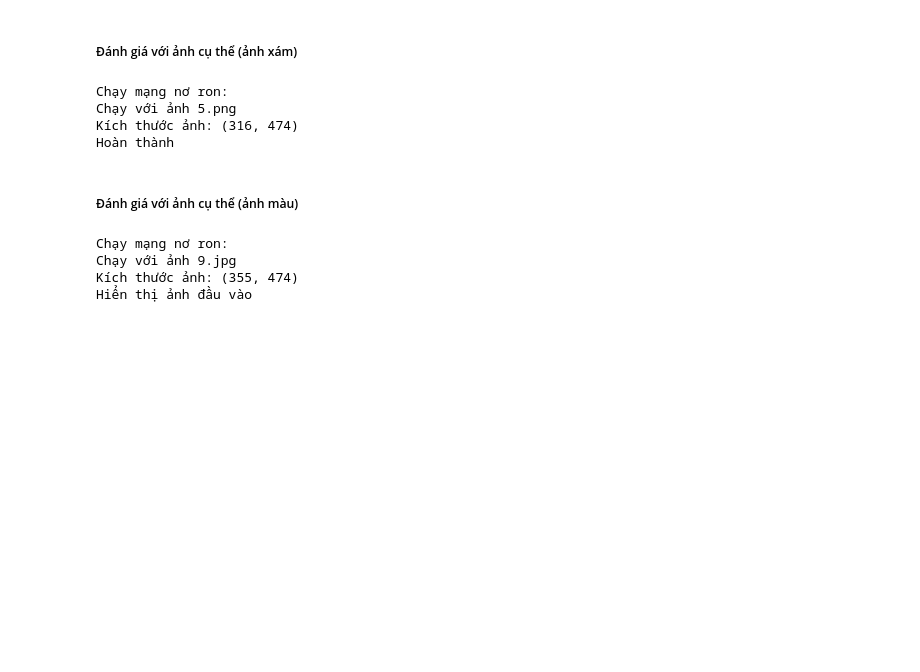
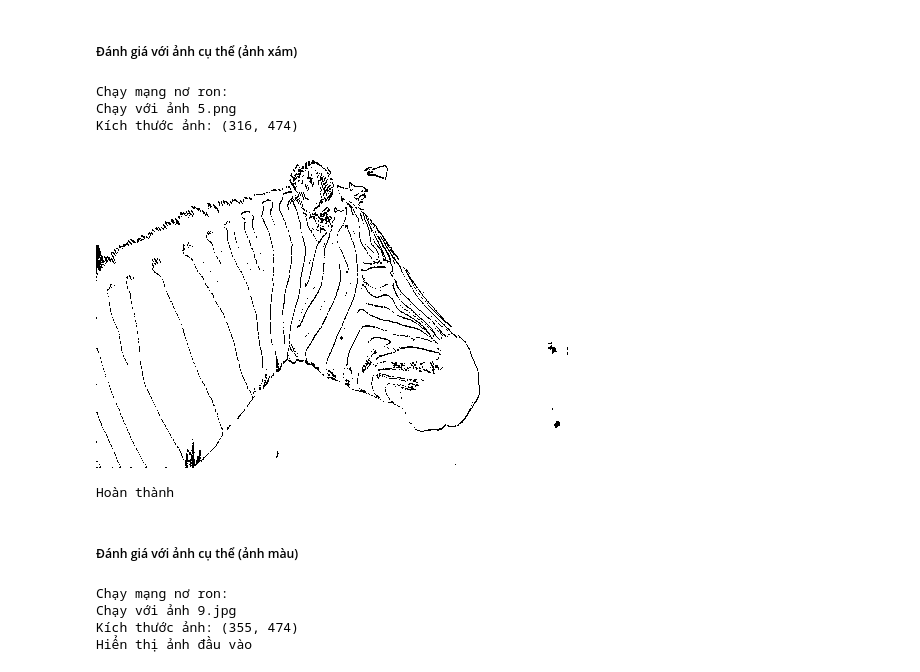
Before and after one commit to Gokycha/DoAnTotNghiep, a Jupyter notebook: DoAnTotNghiep/SOCeNNs.ipynb, the cells around one changed output. Cells and saved outputs as stored; diff of their text form; code cells hidden in the pictures; blank space fills up the shorter version.

```diff
--- a/DoAnTotNghiep/SOCeNNs.ipynb
+++ b/DoAnTotNghiep/SOCeNNs.ipynb
@@ -274,28 +276,30 @@ Sai số: 0.06
 # %%
 list_image = [
     # '1.bmp',
     # '2.gif',
     # '3.png',
     # '4.jpg',
     '5.png',
 ]
 print('Chạy mạng nơ ron:')
 for image in list_image:
     print('Chạy với ảnh', image)
     u = loadImg(f'images/input{image}')
     print('Kích thước ảnh:', u.shape)
     # print('Đầu vào: \n', list_test_image[i])
     y = ga.runSOCeNNs(u, ga.boTrongSo)
     y = (y/2.0+0.5)*255
     # print('Đầu ra: \n', y)
     out = img.fromarray(y).convert('RGB')
     out.save(f'images/output{image}')
+    display(out)
     print('Hoàn thành')
 # %% [output]
 Chạy mạng nơ ron:
 Chạy với ảnh 5.png
 Kích thước ảnh: (316, 474)
-Hoàn thành
+[figure, added]
+Hoàn thành
 # %% [markdown]
 ##### Đánh giá với ảnh cụ thể (ảnh màu)
 # %%
```
Also changed, not shown: parts of 5 cells of this notebook, 6 other files.
